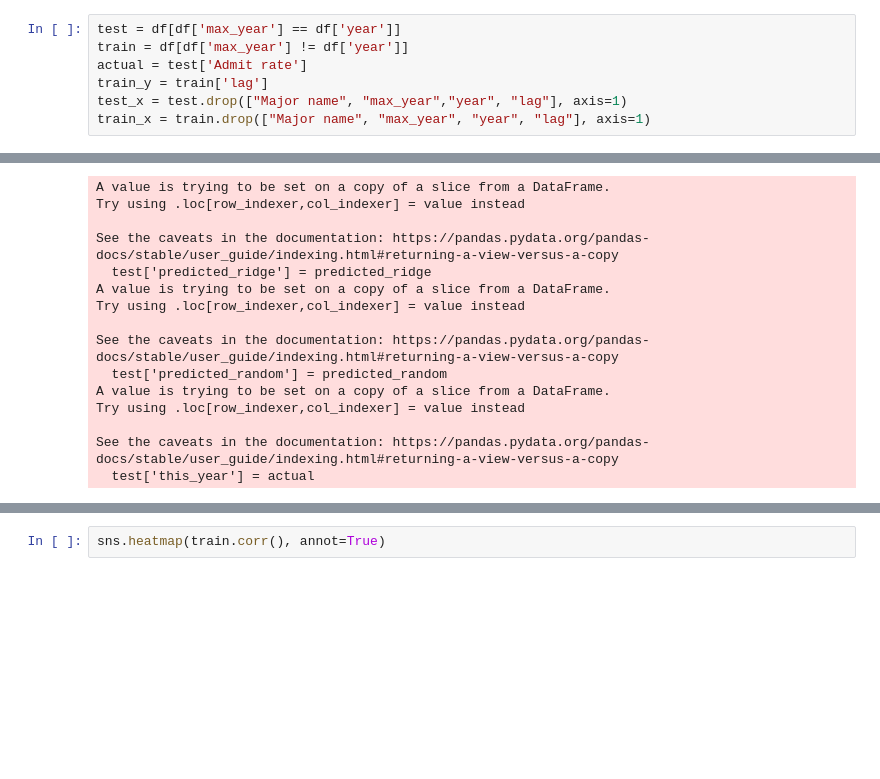
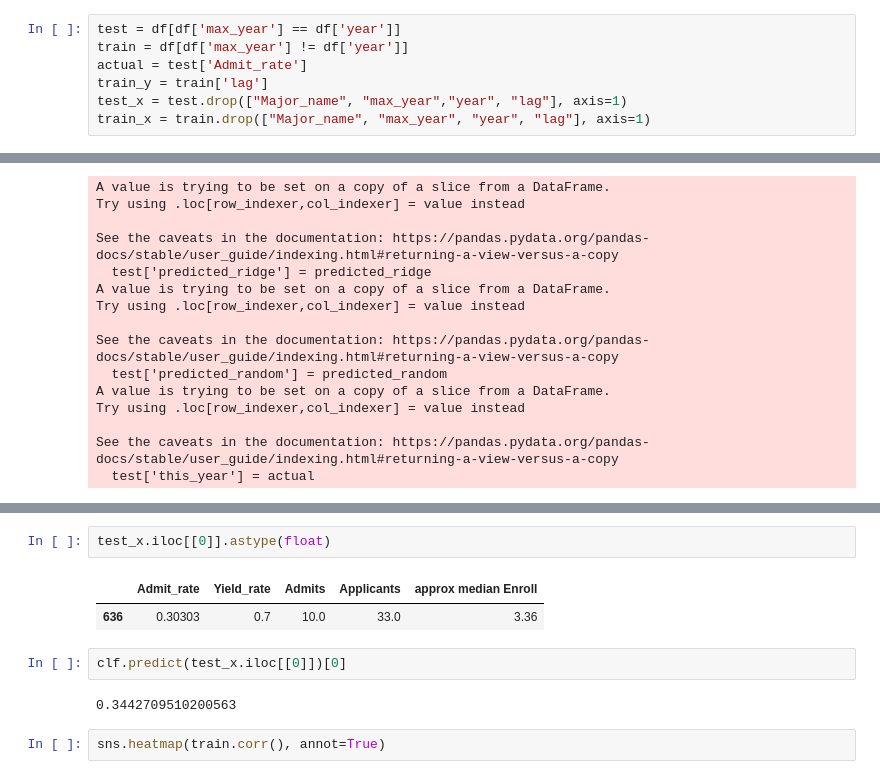
Before and after one commit to ayumu0622/AdmissionInsightsWeb, a Jupyter notebook: predict.ipynb, the cells around one changed output, grey strips where cells are left out. Cells and saved outputs as stored; diff of their text form; blank space fills up the shorter version.

```diff
--- a/predict.ipynb
+++ b/predict.ipynb
@@ -61,10 +91,10 @@ df
 # %%
 test = df[df['max_year'] == df['year']]
 train = df[df['max_year'] != df['year']]
-actual = test['Admit rate']
+actual = test['Admit_rate']
 train_y = train['lag']
-test_x = test.drop(["Major name", "max_year","year", "lag"], axis=1)
-train_x = train.drop(["Major name", "max_year", "year", "lag"], axis=1)
+test_x = test.drop(["Major_name", "max_year","year", "lag"], axis=1)
+train_x = train.drop(["Major_name", "max_year", "year", "lag"], axis=1)
 # %% [markdown]
 metric is RMSE, MAE, MSE
 # %%
@@ -120,3 +136,12 @@ test
+# %%
+test_x.iloc[[0]].astype(float)
+# %% [output]
+|  | Admit_rate | Yield_rate | Admits | Applicants | approx median Enroll |
+| 636 | 0.30303 | 0.7 | 10.0 | 33.0 | 3.36 |
+# %%
+clf.predict(test_x.iloc[[0]])[0]
+# %% [output]
+0.3442709510200563
 # %%
 sns.heatmap(train.corr(), annot=True)
 # %% [output]
```
Also changed, not shown: parts of 10 cells of this notebook, 11 other files.
